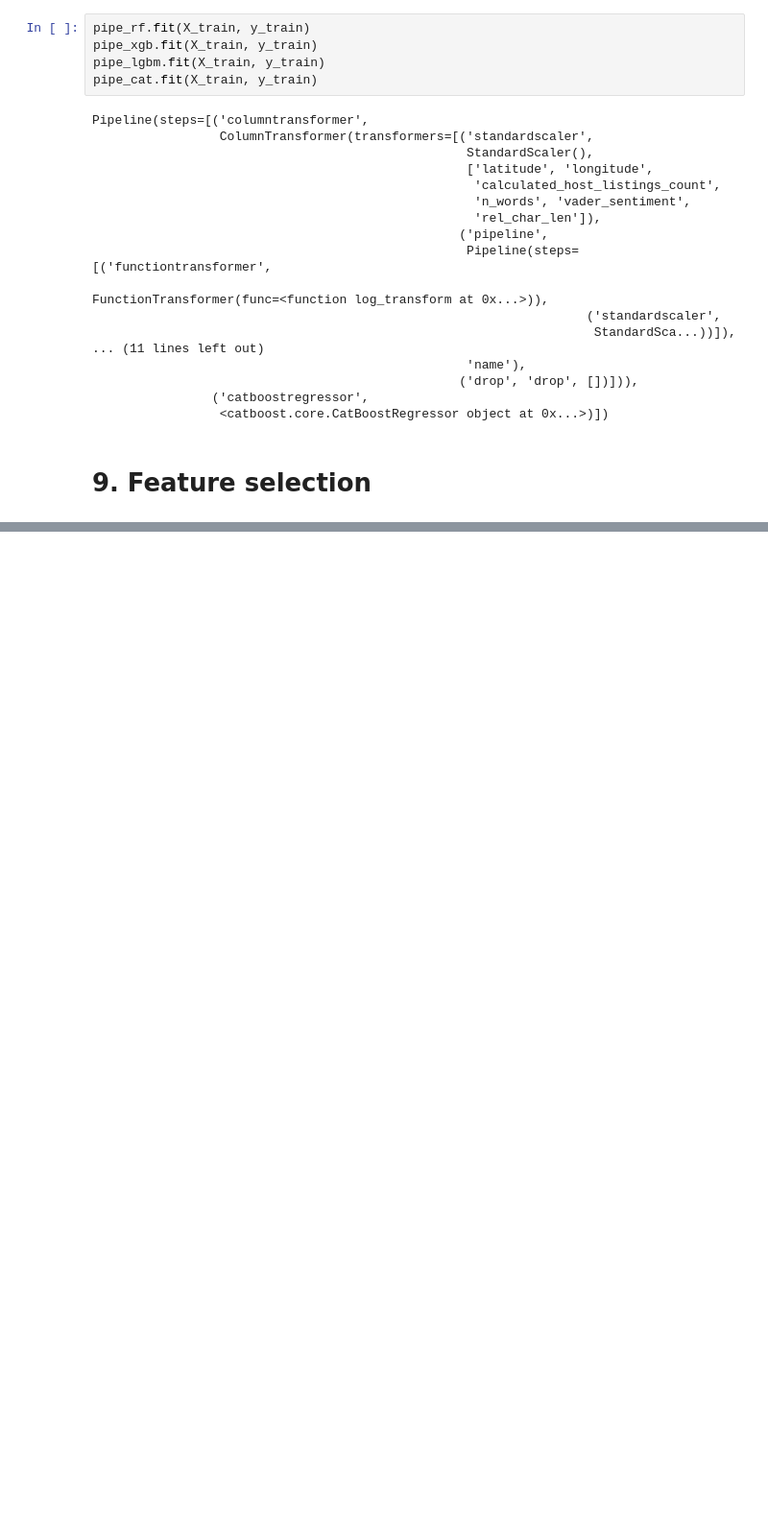
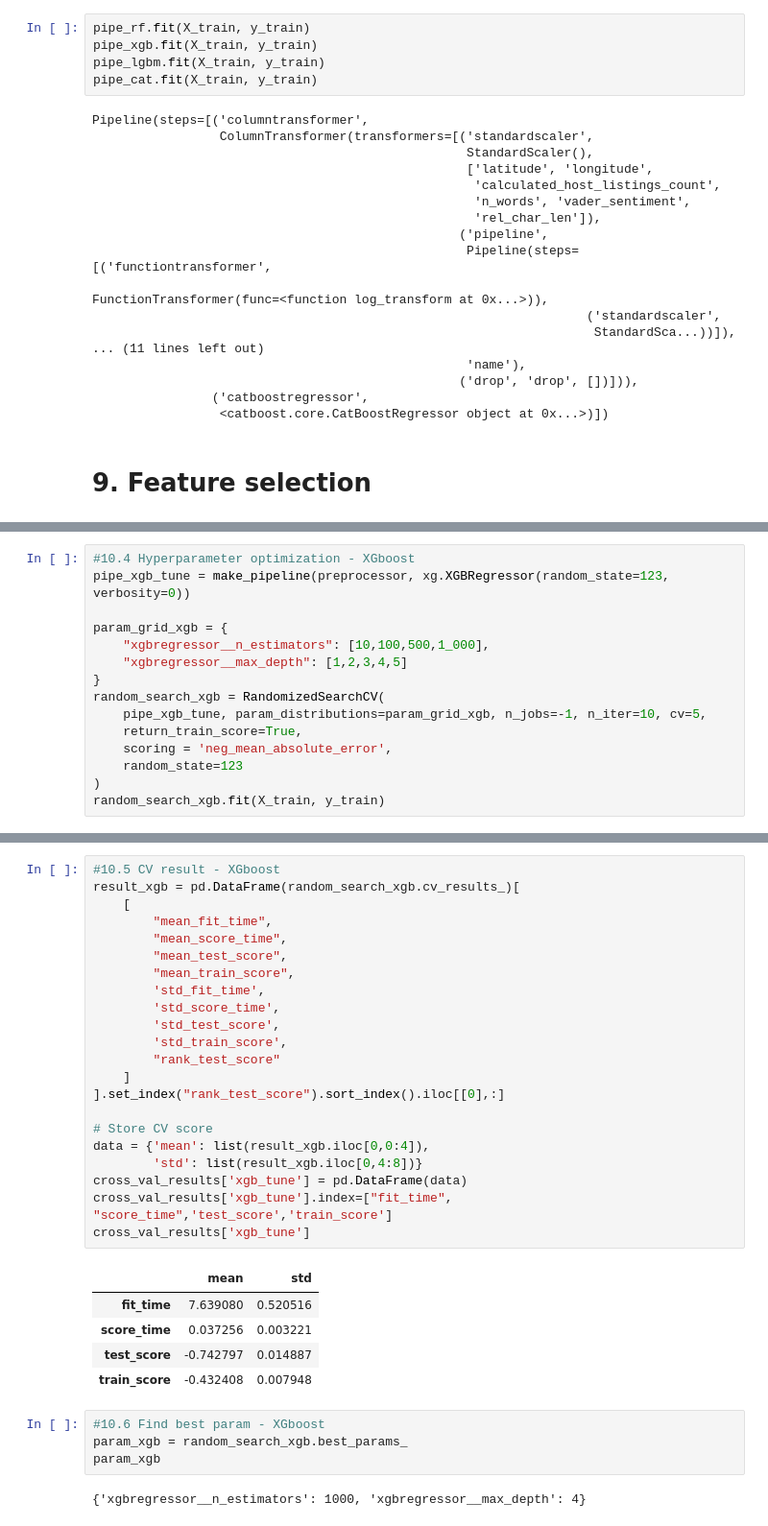
Before and after one commit to Suraporn/airBnB_data_analysis, a Jupyter notebook: airbnb.ipynb, the cells around one changed output, grey strips where cells are left out. Shown at 96% size. Drawn from its saved outputs; the diff is of its cells as text; blank space fills up the shorter version.

```diff
--- a/airbnb.ipynb
+++ b/airbnb.ipynb
@@ -984,0 +1105,15 @@ Pipeline(steps=[('columntransformer',
+# %%
+#10.4 Hyperparameter optimization - XGboost
+pipe_xgb_tune = make_pipeline(preprocessor, xg.XGBRegressor(random_state=123, verbosity=0))
+
+param_grid_xgb = {
+    "xgbregressor__n_estimators": [10,100,500,1_000],
+    "xgbregressor__max_depth": [1,2,3,4,5]
+}
+random_search_xgb = RandomizedSearchCV(
+    pipe_xgb_tune, param_distributions=param_grid_xgb, n_jobs=-1, n_iter=10, cv=5,
+    return_train_score=True,
+    scoring = 'neg_mean_absolute_error',
+    random_state=123
+)
+random_search_xgb.fit(X_train, y_train)
@@ -984,0 +1138,34 @@ Pipeline(steps=[('columntransformer',
+# %%
+#10.5 CV result - XGboost
+result_xgb = pd.DataFrame(random_search_xgb.cv_results_)[
+    [
+        "mean_fit_time",
+        "mean_score_time",
+        "mean_test_score",
+        "mean_train_score",
+        'std_fit_time',
+        'std_score_time',
+        'std_test_score',
+        'std_train_score',
+        "rank_test_score"
+    ]
+].set_index("rank_test_score").sort_index().iloc[[0],:]
+
+# Store CV score
+data = {'mean': list(result_xgb.iloc[0,0:4]),
+        'std': list(result_xgb.iloc[0,4:8])}
+cross_val_results['xgb_tune'] = pd.DataFrame(data)
+cross_val_results['xgb_tune'].index=["fit_time", "score_time",'test_score','train_score']
+cross_val_results['xgb_tune']
+# %% [output]
+|  | mean | std |
+| fit_time | 7.639080 | 0.520516 |
+| score_time | 0.037256 | 0.003221 |
+| test_score | -0.742797 | 0.014887 |
+| train_score | -0.432408 | 0.007948 |
+# %%
+#10.6 Find best param - XGboost
+param_xgb = random_search_xgb.best_params_
+param_xgb
+# %% [output]
+{'xgbregressor__n_estimators': 1000, 'xgbregressor__max_depth': 4}
```
Also changed, not shown: parts of 18 cells of this notebook, 4 other files.
